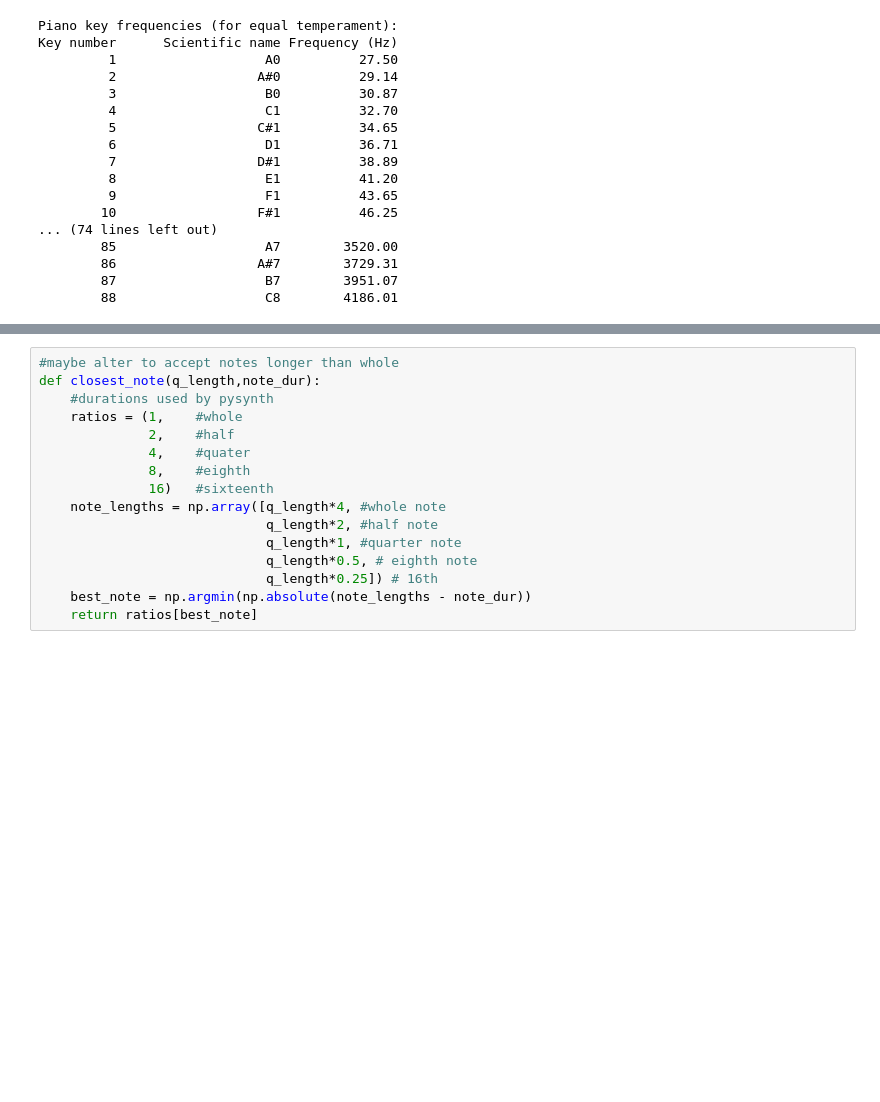
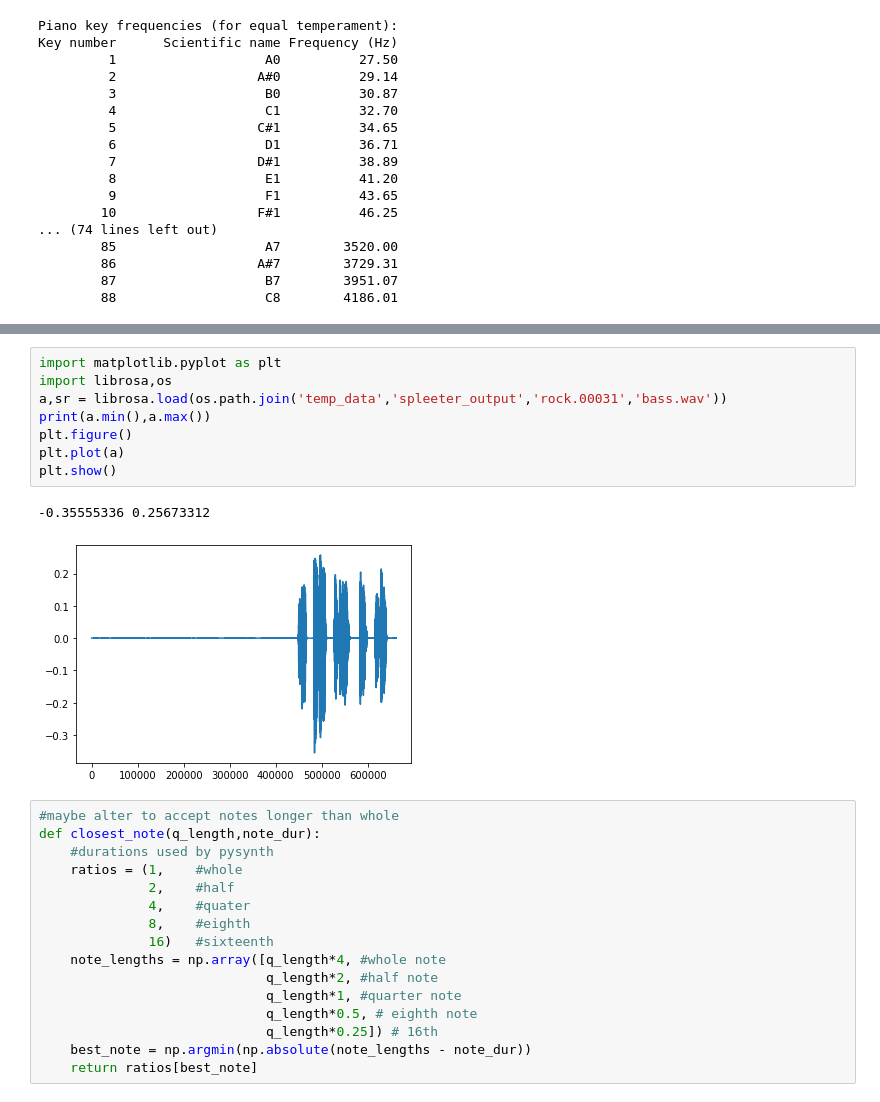
Before and after one commit to keysmon/Chiptune-Maker, a Jupyter notebook: synth.ipynb, the cells around one changed output, grey strips where cells are left out. Drawn from its saved outputs; the diff is of its cells as text; blank space fills up the shorter version.

```diff
--- a/synth.ipynb
+++ b/synth.ipynb
@@ -26,3 +73,14 @@ Key number      Scientific name Frequency (Hz)
+# %%
+import matplotlib.pyplot as plt
+import librosa,os
+a,sr = librosa.load(os.path.join('temp_data','spleeter_output','rock.00031','bass.wav'))
+print(a.min(),a.max())
+plt.figure()
+plt.plot(a)
+plt.show()
+# %% [output]
+-0.35555336 0.25673312
+[figure, added]
 # %%
 #maybe alter to accept notes longer than whole
 def closest_note(q_length,note_dur):
```
Also changed, not shown: parts of 7 cells of this notebook, 1 other file.
